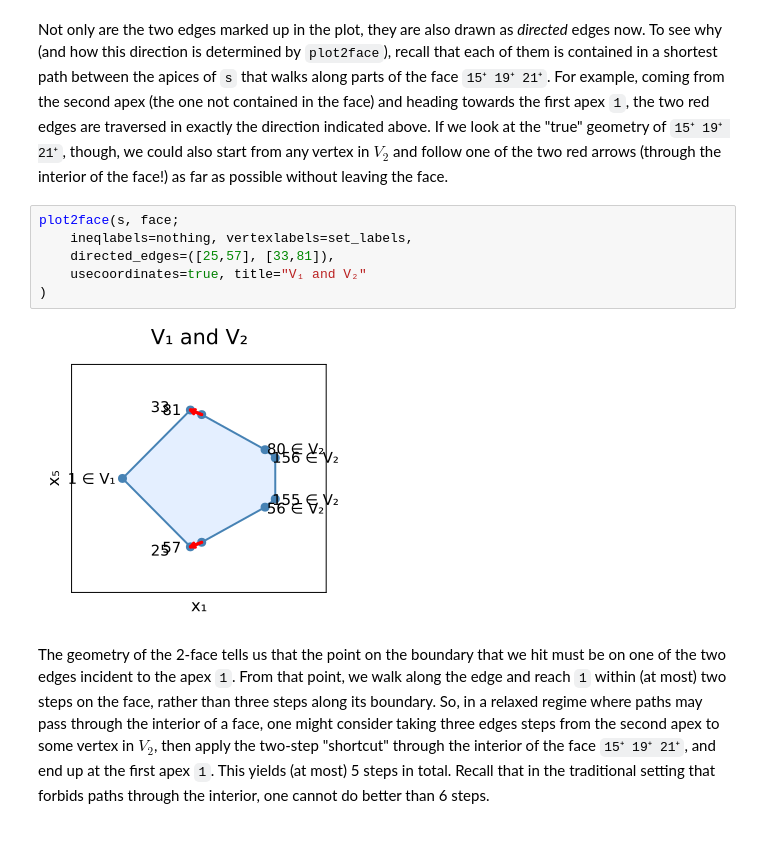
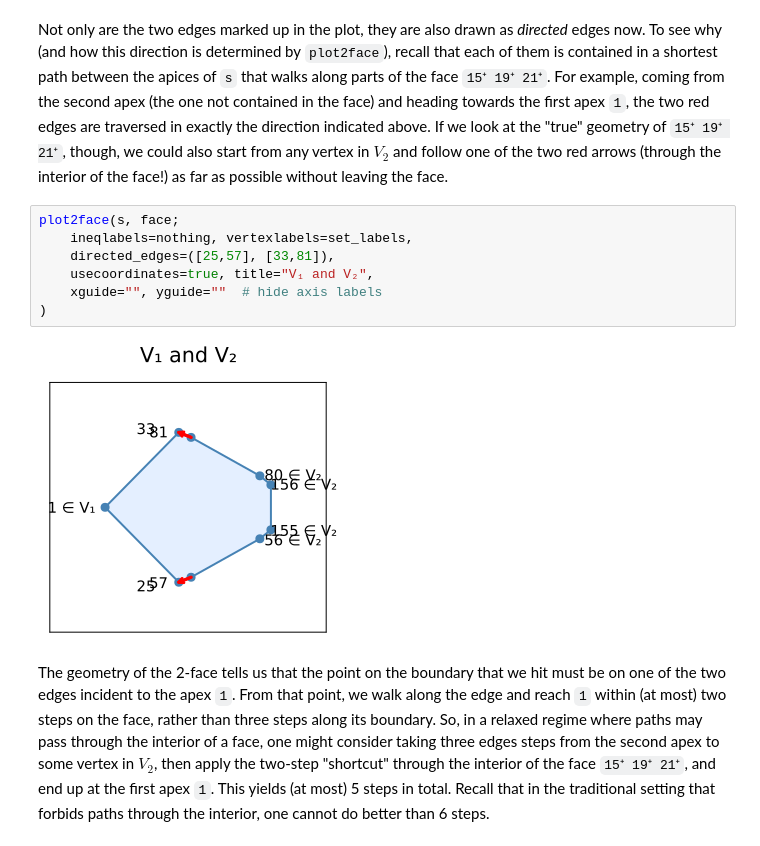
Before and after one commit to ma-b/hirsch-walks, a Jupyter notebook: dev/tutorials/Spindles and the Hirsch conjecture I.ipynb, the cells around one changed output. Saved outputs shown, nothing was run; the diff lists cells and outputs as text.

```diff
--- a/dev/tutorials/Spindles and the Hirsch conjecture I.ipynb
+++ b/dev/tutorials/Spindles and the Hirsch conjecture I.ipynb
@@ -266,11 +266,12 @@ as far as possible without leaving the face.
 # %%
 plot2face(s, face;
     ineqlabels=nothing, vertexlabels=set_labels,
-	directed_edges=([25,57], [33,81]),
-    usecoordinates=true, title="V₁ and V₂"
+    directed_edges=([25,57], [33,81]),
+    usecoordinates=true, title="V₁ and V₂",
+    xguide="", yguide=""  # hide axis labels
 )
 # %% [output]
-[figure, old version]
+[figure, new version]
 # %% [markdown]
 The geometry of the 2-face tells us that the point on the boundary that we hit must be on one of the
 two edges incident to the apex `1`. From that point, we walk along the edge and reach `1` within
```
Also changed, not shown: parts of 2 cells of this notebook, 33 other files.
